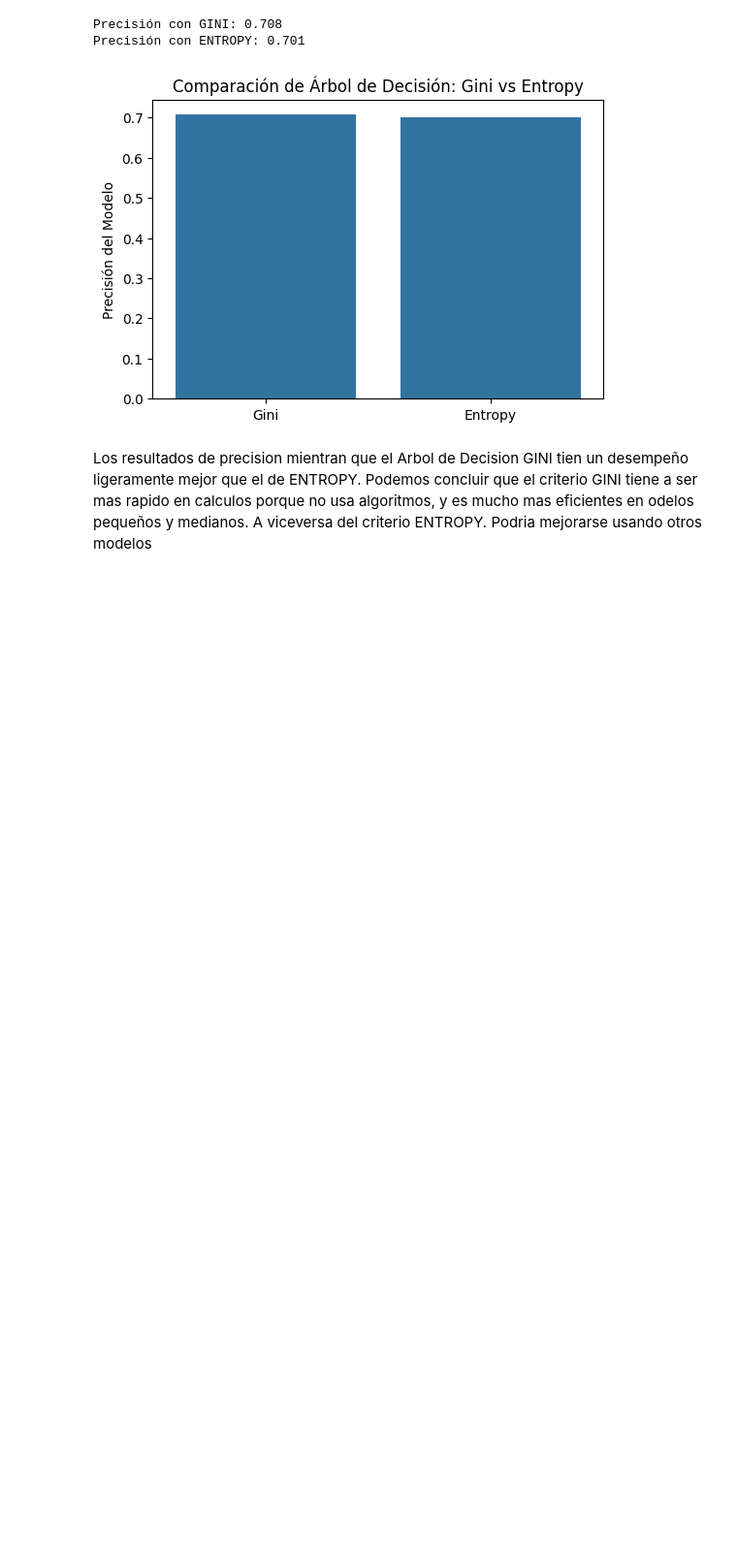
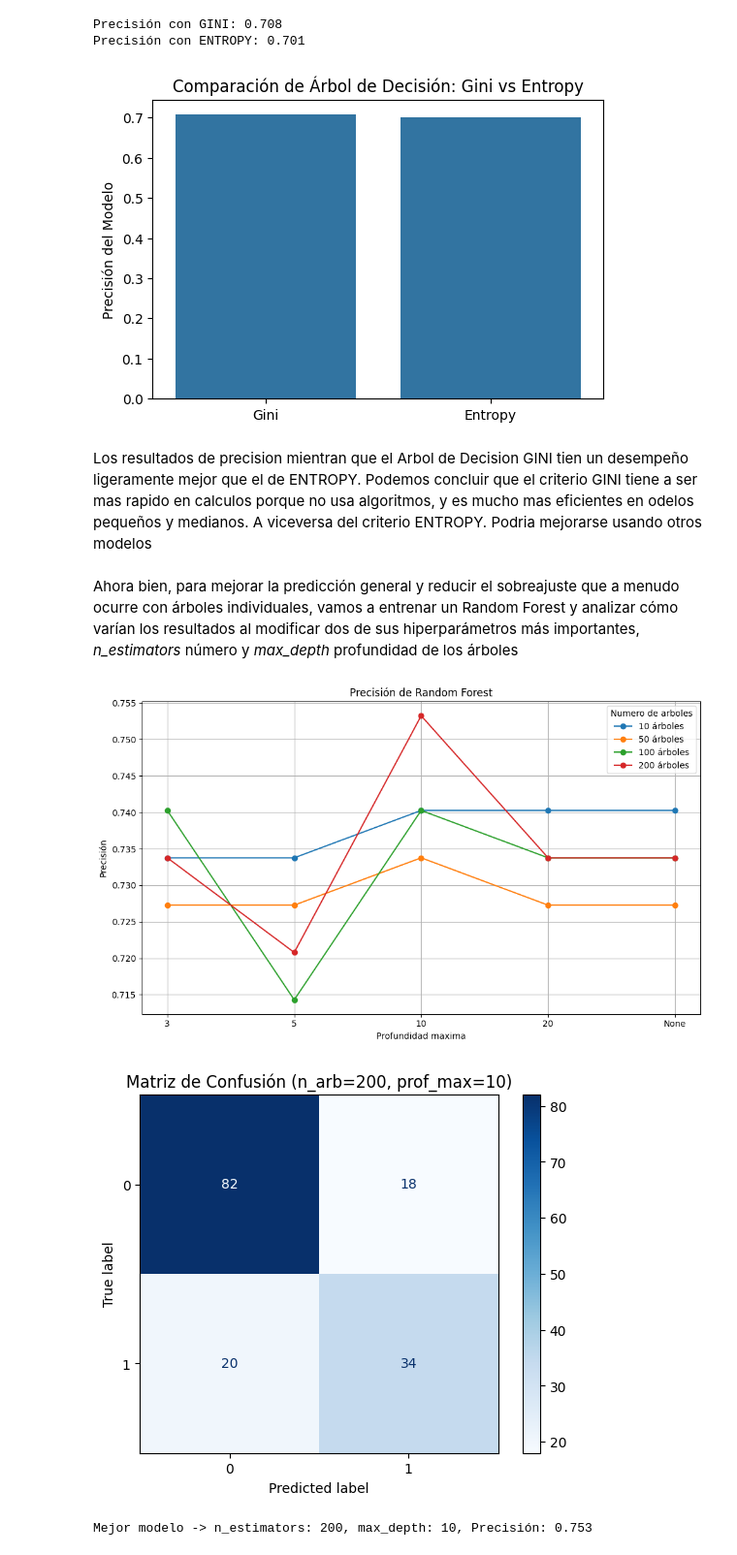
Before and after one commit to 4GeeksAcademy/Arbol2222, a Jupyter notebook: src/explore.ipynb, the cells around one changed output. Shown: that part at 97% size. Saved outputs shown, nothing was run; the diff lists cells and outputs as text; code cells hidden in the pictures; blank space fills up the shorter version.

Commit message:
randomforest

```diff
--- a/src/explore.ipynb
+++ b/src/explore.ipynb
@@ -286,3 +286,62 @@ plt.show()
 # %% [markdown]
 Los resultados de precision mientran que el Arbol de Decision GINI tien un desempeño ligeramente mejor que el de ENTROPY.
 Podemos concluir que el criterio GINI tiene a ser mas rapido en calculos porque no usa algoritmos, y es mucho mas eficientes en odelos pequeños y medianos. A viceversa del criterio ENTROPY. Podria mejorarse usando otros modelos
+# %% [markdown]
+Ahora bien, para mejorar la predicción general y reducir el sobreajuste que a menudo ocurre con árboles individuales, vamos a entrenar un Random Forest y analizar cómo varían los resultados al modificar dos de sus hiperparámetros más importantes, *n_estimators* número y
+*max_depth* profundidad de los árboles
+# %%
+from sklearn.ensemble import RandomForestClassifier
+from sklearn.metrics import accuracy_score, confusion_matrix, ConfusionMatrixDisplay
+
+#
+n_arb = [10, 50, 100, 200]
+prof_max = [3, 5, 10, 20, None]
+results = np.zeros((len(n_arb), len(prof_max)))
+
+for i, n in enumerate(n_arb):
+    for j, d in enumerate(prof_max):
+        rf = RandomForestClassifier(n_estimators=n, max_depth=d, random_state=42)
+        rf.fit(X_train_scaled, y_train)
+        y_pred = rf.predict(X_test_scaled)
+        acc = accuracy_score(y_test, y_pred)
+        results[i, j] = acc
+
+column_names = [str(d) for d in prof_max]
+index_names = [f"{n}_trees" for n in n_arb]
+df_results = pd.DataFrame(results, columns=column_names, index=index_names)
+
+df_results.to_csv("resultados_random_forest.csv")
+
+# Gráfica
+plt.figure(figsize=(10, 6))
+for i, n in enumerate(n_arb):
+    plt.plot(column_names, results[i], marker='o', label=f'{n} árboles')
+plt.title('Precisión de Random Forest')
+plt.xlabel('Profundidad maxima')
+plt.ylabel('Precisión')
+plt.legend(title='Numero de arboles')
+plt.grid(True)
+plt.tight_layout()
+plt.show()
+
+# Mejor combinación
+best_idx = np.unravel_index(np.argmax(results), results.shape)
+best_n = n_arb[best_idx[0]]
+best_d = prof_max[best_idx[1]]
+
+# Matriz de confusión
+best_rf = RandomForestClassifier(n_estimators=best_n, max_depth=best_d, random_state=42)
+best_rf.fit(X_train_scaled, y_train)
+y_best_pred = best_rf.predict(X_test_scaled)
+
+cm = confusion_matrix(y_test, y_best_pred)
+disp = ConfusionMatrixDisplay(confusion_matrix=cm)
+disp.plot(cmap='Blues')
+plt.title(f'Matriz de Confusión (n_arb={best_n}, prof_max={best_d})')
+plt.savefig("matriz_confusion_rf.png")
+plt.show()
+print(f"Mejor modelo -> n_estimators: {best_n}, max_depth: {best_d}, Precisión: {results[best_idx]:.3f}")
+# %% [output]
+[figure, added]
+[figure, added]
+Mejor modelo -> n_estimators: 200, max_depth: 10, Precisión: 0.753
```
Also changed, not shown: 3 other files.
